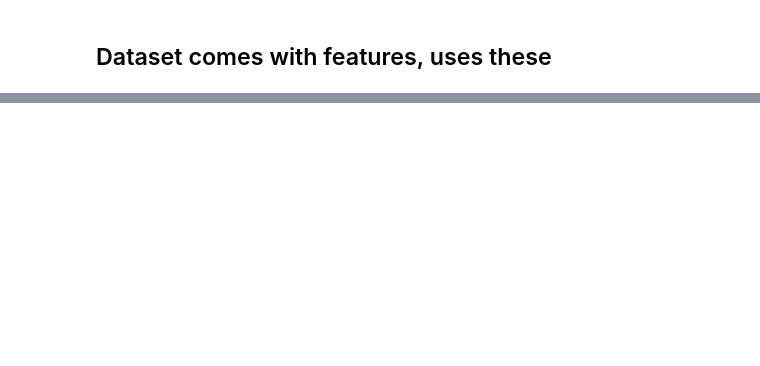
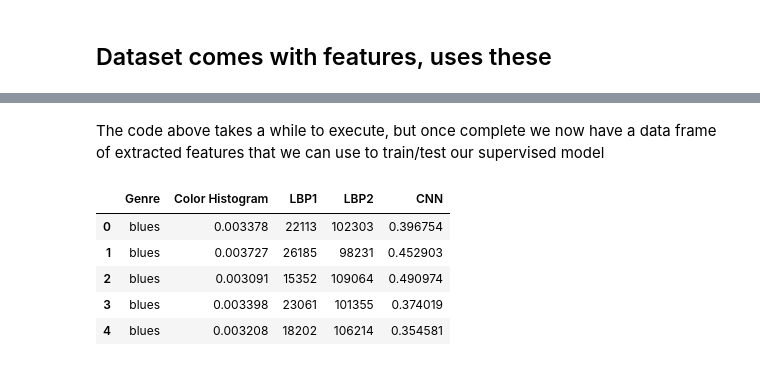
Before and after one commit to MesaJonathan/Genre-Classifier, a Jupyter notebook: main.ipynb, the cells around one changed output, grey strips where cells are left out. Saved outputs shown, nothing was run; the diff lists cells and outputs as text; code cells hidden in the pictures; blank space fills up the shorter version.

```diff
--- a/main.ipynb
+++ b/main.ipynb
@@ -256,0 +677,11 @@ weighted avg       0.54      0.55      0.53       300
+# %% [markdown]
+The code above takes a while to execute, but once complete we now have a data frame of extracted features that we can use to train/test our supervised model
+# %%
+training_image_features.head()
+# %% [output]
+|  | Genre | Color Histogram | LBP1 | LBP2 | CNN |
+| 0 | blues | 0.003378 | 22113 | 102303 | 0.396754 |
+| 1 | blues | 0.003727 | 26185 | 98231 | 0.452903 |
+| 2 | blues | 0.003091 | 15352 | 109064 | 0.490974 |
+| 3 | blues | 0.003398 | 23061 | 101355 | 0.374019 |
+| 4 | blues | 0.003208 | 18202 | 106214 | 0.354581 |
```
Also changed, not shown: parts of 26 cells of this notebook.
